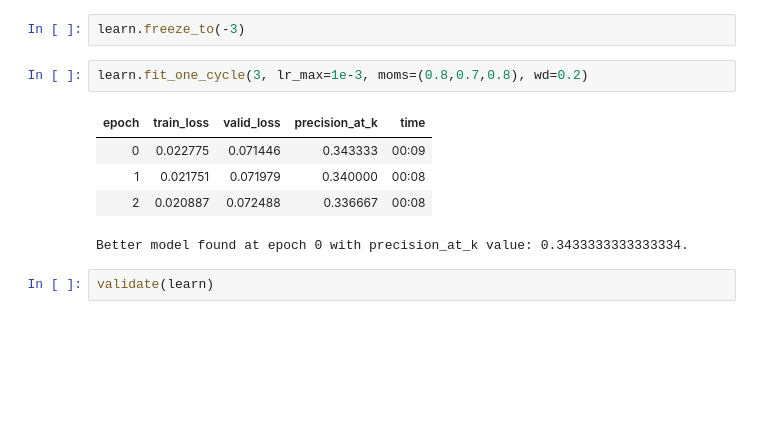
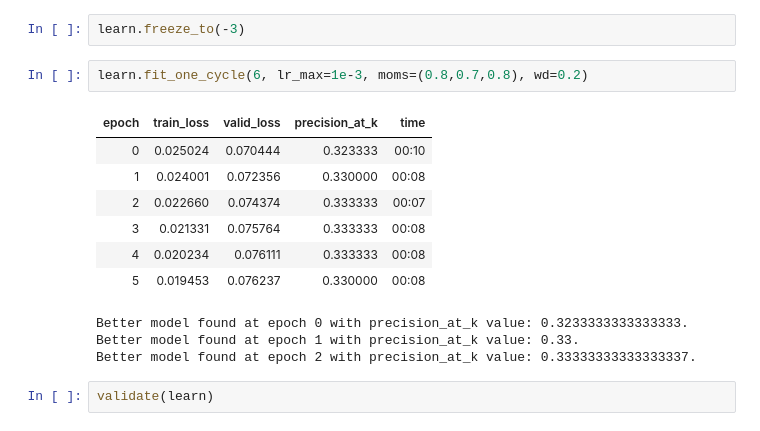
Before and after one commit to debjyotiSRoy/xcube, a Jupyter notebook: nbs/18_tutorial.train_mimic3.ipynb, the cells around one changed output. Cells and saved outputs as stored; diff of their text form; blank space fills up the shorter version.

```diff
--- a/nbs/18_tutorial.train_mimic3.ipynb
+++ b/nbs/18_tutorial.train_mimic3.ipynb
@@ -775,13 +791,18 @@ Now we will unfreeze a bit more, recompute learning rate and continue training:
 # %%
 learn.freeze_to(-3)
 # %%
-learn.fit_one_cycle(3, lr_max=1e-3, moms=(0.8,0.7,0.8), wd=0.2)
+learn.fit_one_cycle(6, lr_max=1e-3, moms=(0.8,0.7,0.8), wd=0.2)
 # %% [output]
 | epoch | train_loss | valid_loss | precision_at_k | time |
-| 0 | 0.022775 | 0.071446 | 0.343333 | 00:09 |
-| 1 | 0.021751 | 0.071979 | 0.340000 | 00:08 |
-| 2 | 0.020887 | 0.072488 | 0.336667 | 00:08 |
+| 0 | 0.025024 | 0.070444 | 0.323333 | 00:10 |
+| 1 | 0.024001 | 0.072356 | 0.330000 | 00:08 |
+| 2 | 0.022660 | 0.074374 | 0.333333 | 00:07 |
+| 3 | 0.021331 | 0.075764 | 0.333333 | 00:08 |
+| 4 | 0.020234 | 0.076111 | 0.333333 | 00:08 |
+| 5 | 0.019453 | 0.076237 | 0.330000 | 00:08 |
-Better model found at epoch 0 with precision_at_k value: 0.3433333333333334.
+Better model found at epoch 0 with precision_at_k value: 0.3233333333333333.
+Better model found at epoch 1 with precision_at_k value: 0.33.
+Better model found at epoch 2 with precision_at_k value: 0.33333333333333337.
 # %%
 validate(learn)
 # %% [output]
```
Also changed, not shown: parts of 16 cells of this notebook, 6 other files.
